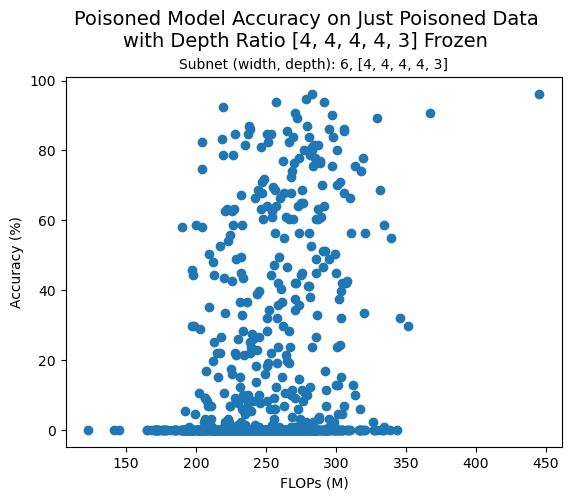
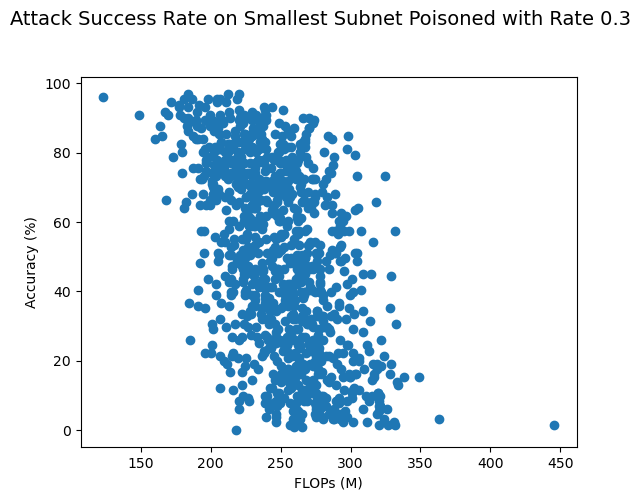
Unified diff of the notebook cell whose output changed from the first chart to the second:
--- before
+++ after
@@ -7,5 +7,5 @@
 #     base_subnets = pickle.load(f)
 
-with open('temp/poisoned_stats_frozen644443.pickle', 'rb') as f:
+with open('temp/poisoned_stats_smallest_subnet.pickle', 'rb') as f:
     poisoned_accuracies = pickle.load(f)
     poisoned_latencies = pickle.load(f)
@@ -16,6 +16,6 @@
 
 plt.scatter(poisoned_flops, poisoned_accuracies)
-plt.suptitle("Poisoned Model Accuracy on Just Poisoned Data\nwith Depth Ratio [4, 4, 4, 4, 3] Frozen", y=1.02, fontsize=14)
-plt.title("Subnet (width, depth): 6, [4, 4, 4, 4, 3]", fontsize=10)
+plt.suptitle("Attack Success Rate on Smallest Subnet Poisoned with Rate 0.3\n", y=1.02, fontsize=14)
+# plt.title("Subnet (width, depth): 6, [4, 4, 4, 4, 3]", fontsize=10)
 plt.xlabel("FLOPs (M)")
 plt.ylabel("Accuracy (%)")
@@ -29,4 +29,12 @@
 plt.show()
 
+plt.scatter(poisoned_params, poisoned_accuracies)
+plt.suptitle("Attack Success Rate on Smallest Subnet Poisoned with Rate 0.3\n", y=1.02, fontsize=14)
+# plt.title("Subnet (width, depth): 6, [4, 4, 4, 4, 3]", fontsize=10)
+plt.xlabel("Parameters (M)")
+plt.ylabel("Accuracy (%)")
+plt.show()
+
+
 # plt.scatter(base_flops, base_accuracies)
 # plt.title("Base Model Accuracy vs. FLOPs on Just Poisoned Data")

Commit: Added data for smallest subnet poisoned